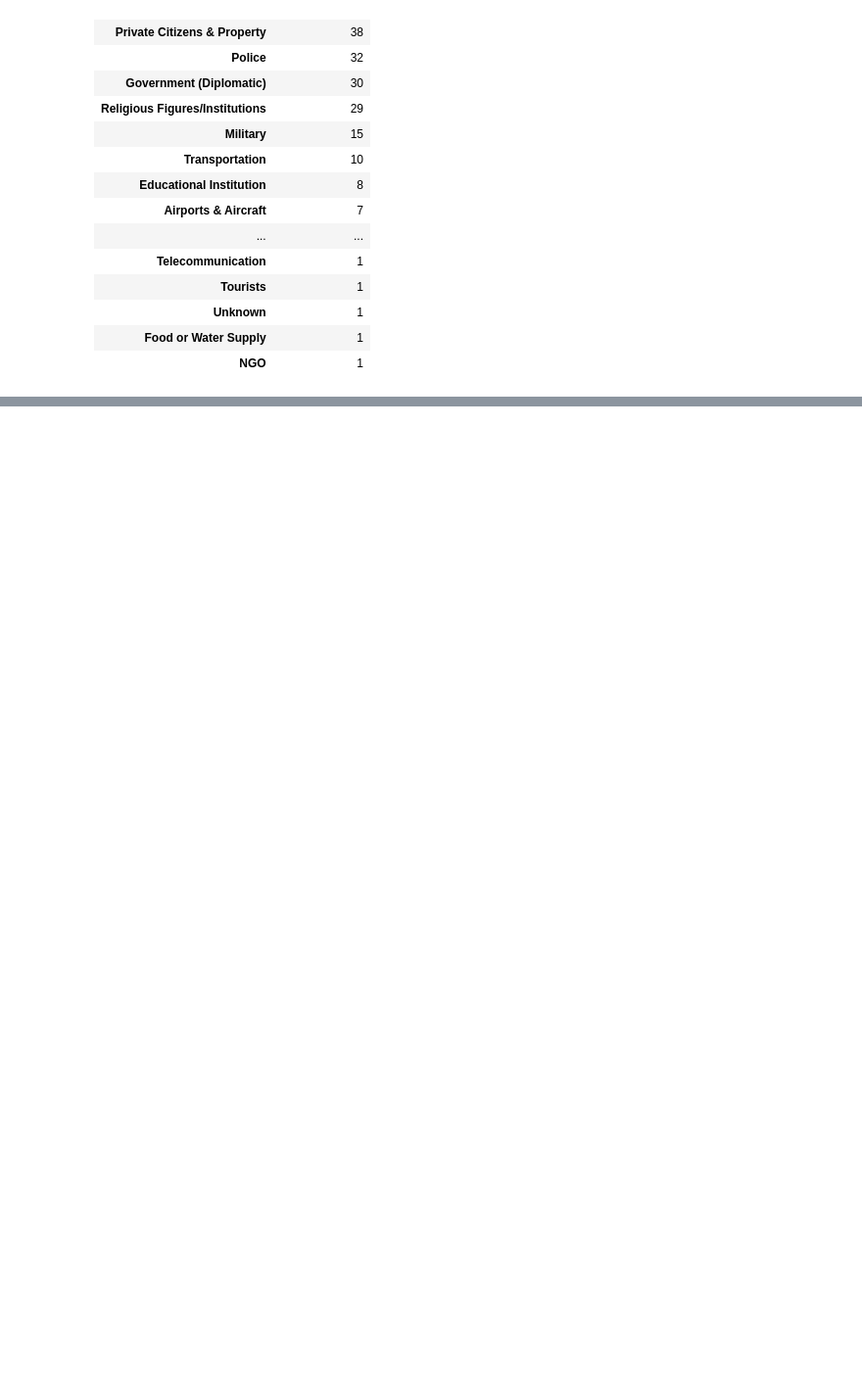
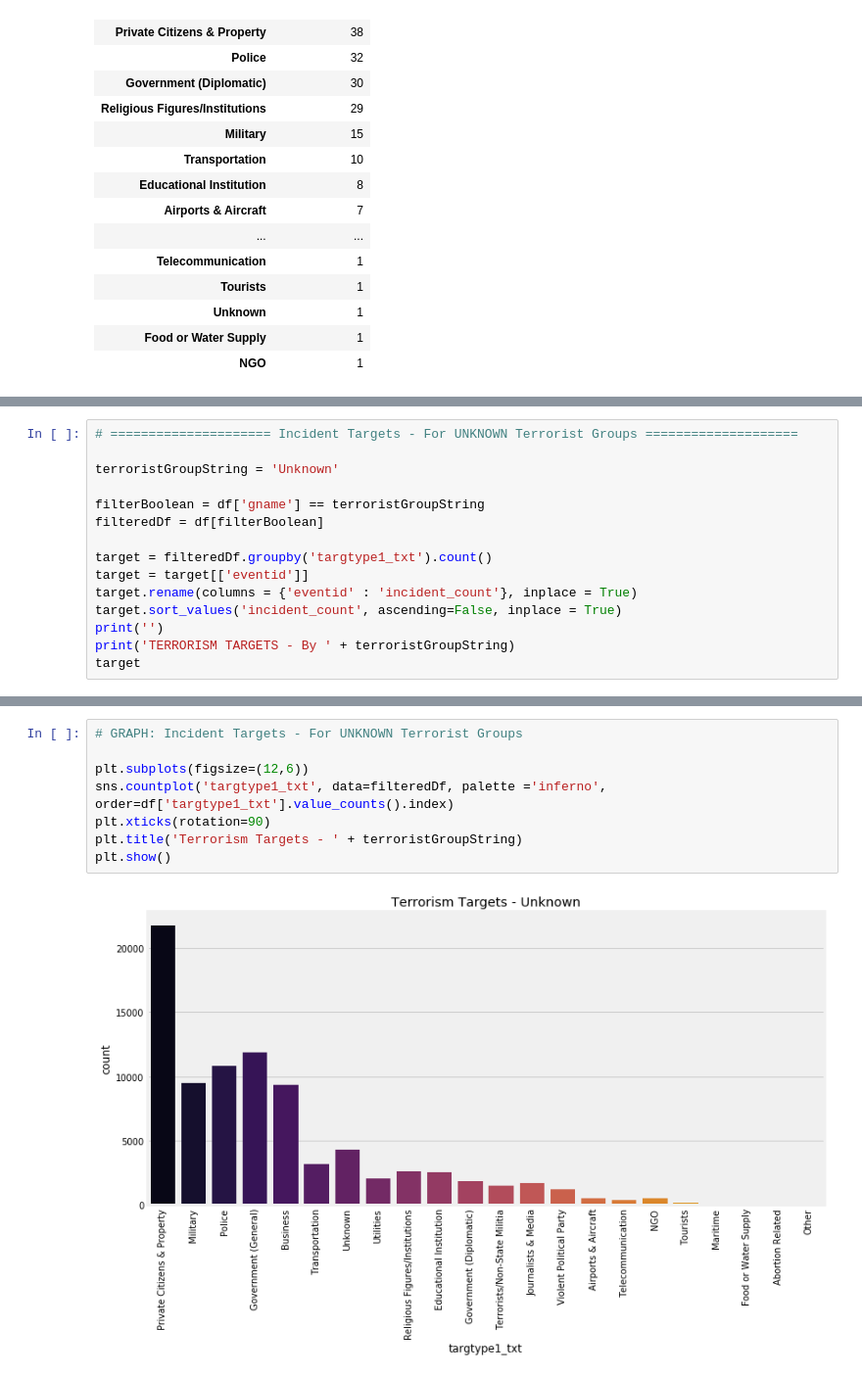
Before and after one commit to alex-hjk/CE4032-DataAnalyticsAndMining-2020, a Jupyter notebook: Vincent/terrorism_eda.ipynb, the cells around one changed output, grey strips where cells are left out. Shown at 98% size. Saved outputs shown, nothing was run; the diff lists cells and outputs as text; blank space fills up the shorter version.

```diff
--- a/Vincent/terrorism_eda.ipynb
+++ b/Vincent/terrorism_eda.ipynb
@@ -685,0 +729,15 @@ plt.show()
+# %%
+# ===================== Incident Targets - For UNKNOWN Terrorist Groups ====================
+
+terroristGroupString = 'Unknown'
+
+filterBoolean = df['gname'] == terroristGroupString
+filteredDf = df[filterBoolean]
+
+target = filteredDf.groupby('targtype1_txt').count()
+target = target[['eventid']]
+target.rename(columns = {'eventid' : 'incident_count'}, inplace = True)
+target.sort_values('incident_count', ascending=False, inplace = True)
+print('')
+print('TERRORISM TARGETS - By ' + terroristGroupString)
+target
@@ -685,0 +764,10 @@ plt.show()
+# %%
+# GRAPH: Incident Targets - For UNKNOWN Terrorist Groups
+
+plt.subplots(figsize=(12,6))
+sns.countplot('targtype1_txt', data=filteredDf, palette ='inferno', order=df['targtype1_txt'].value_counts().index)
+plt.xticks(rotation=90)
+plt.title('Terrorism Targets - ' + terroristGroupString)
+plt.show()
+# %% [output]
+[figure, added]
```
Also changed, not shown: parts of 37 cells of this notebook.
